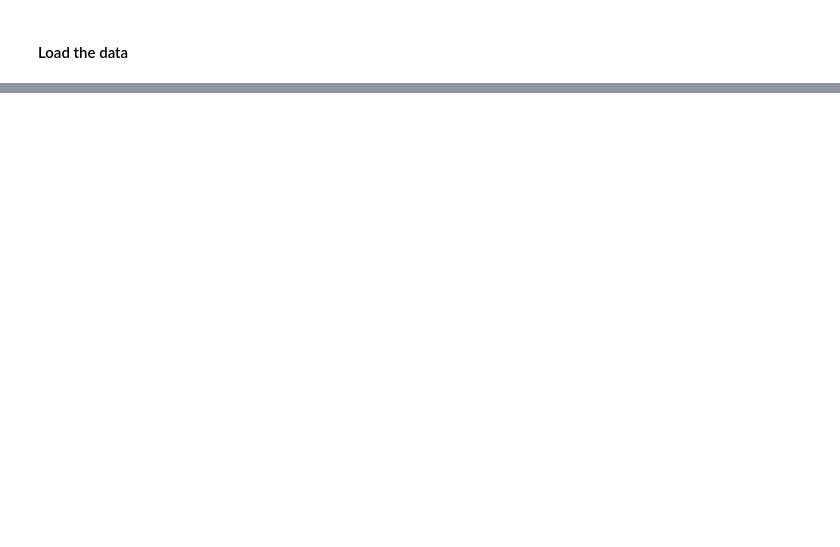
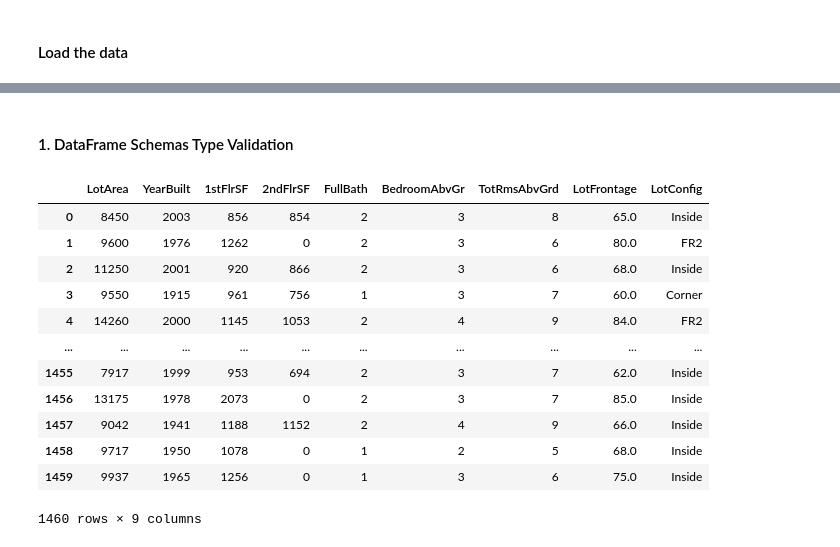
Before and after one commit to NatanMish/data_validation, a Jupyter notebook: notebooks/training_pipeline_data_validation.ipynb, the cells around one changed output, grey strips where cells are left out. Drawn from its saved outputs; the diff is of its cells as text; code cells hidden in the pictures; blank space fills up the shorter version.

```diff
--- a/notebooks/training_pipeline_data_validation.ipynb
+++ b/notebooks/training_pipeline_data_validation.ipynb
@@ -38,6 +51,2 @@ home_data.LotFrontage.isna().sum()
 # %%
-feature_names = ['LotArea','YearBuilt','1stFlrSF','2ndFlrSF','FullBath','BedroomAbvGr','TotRmsAbvGrd', 'LotFrontage']
-X = home_data[feature_names]
-y = home_data.SalePrice
-regr = RandomForestRegressor(max_depth=2, random_state=0)
-regr.fit(X, y)
+feature_names = ['LotArea','YearBuilt','1stFlrSF','2ndFlrSF','FullBath','BedroomAbvGr','TotRmsAbvGrd', 'LotFrontage', 'LotConfig']
@@ -48,0 +55,10 @@ Only select a few basic columns for the purpose of this example.
+# %%
+pipe = Pipeline([
+     ('feature_selection', ChooseFeatures(features=feature_names)),
+     ('scaler', StandardScaler()),
+     ('rf', RandomForestRegressor())
+])
+# %%
+X = home_data
+y = home_data.SalePrice
+pipe.fit(home_data, y)
@@ -48,0 +89,25 @@ Only select a few basic columns for the purpose of this example.
+# %% [markdown]
+#### 1. DataFrame Schemas Type Validation
+# %%
+# Create a basic schema for the home_data DataFrame to check types for just a few of the features
+basic_types_schema = pa.DataFrameSchema({
+    "LotArea": pa.Column(int),
+    "LotConfig": pa.Column(str),
+    })
+# %%
+# Validate the home_data DataFrame against the basic_schema
+basic_types_schema.validate(home_data[feature_names])
+# %% [output]
+|  | LotArea | YearBuilt | 1stFlrSF | 2ndFlrSF | FullBath | BedroomAbvGr | TotRmsAbvGrd | LotFrontage | LotConfig |
+| 0 | 8450 | 2003 | 856 | 854 | 2 | 3 | 8 | 65.0 | Inside |
+| 1 | 9600 | 1976 | 1262 | 0 | 2 | 3 | 6 | 80.0 | FR2 |
+| 2 | 11250 | 2001 | 920 | 866 | 2 | 3 | 6 | 68.0 | Inside |
+| 3 | 9550 | 1915 | 961 | 756 | 1 | 3 | 7 | 60.0 | Corner |
+| 4 | 14260 | 2000 | 1145 | 1053 | 2 | 4 | 9 | 84.0 | FR2 |
+| ... | ... | ... | ... | ... | ... | ... | ... | ... | ... |
+| 1455 | 7917 | 1999 | 953 | 694 | 2 | 3 | 7 | 62.0 | Inside |
+| 1456 | 13175 | 1978 | 2073 | 0 | 2 | 3 | 7 | 85.0 | Inside |
+| 1457 | 9042 | 1941 | 1188 | 1152 | 2 | 4 | 9 | 66.0 | Inside |
+| 1458 | 9717 | 1950 | 1078 | 0 | 1 | 2 | 5 | 68.0 | Inside |
+| 1459 | 9937 | 1965 | 1256 | 0 | 1 | 3 | 6 | 75.0 | Inside |
+1460 rows × 9 columns
```
Also changed, not shown: parts of 27 cells of this notebook, 2 other files.
